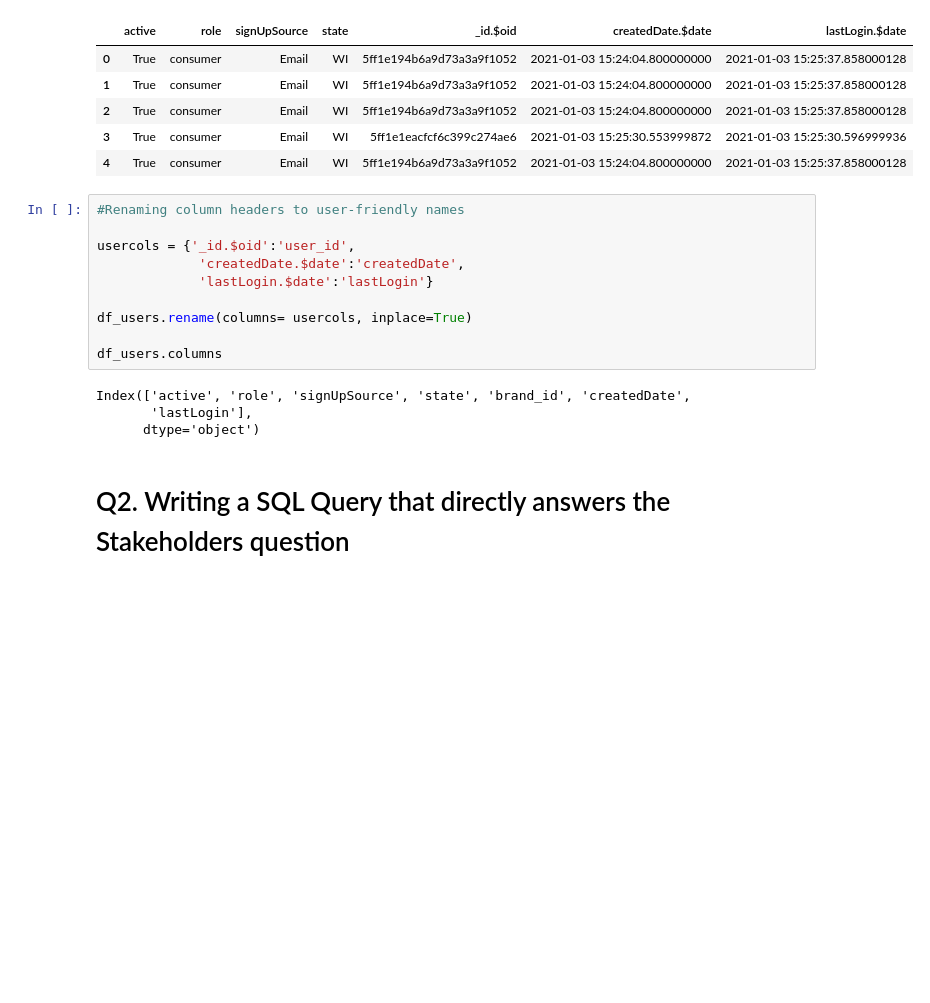
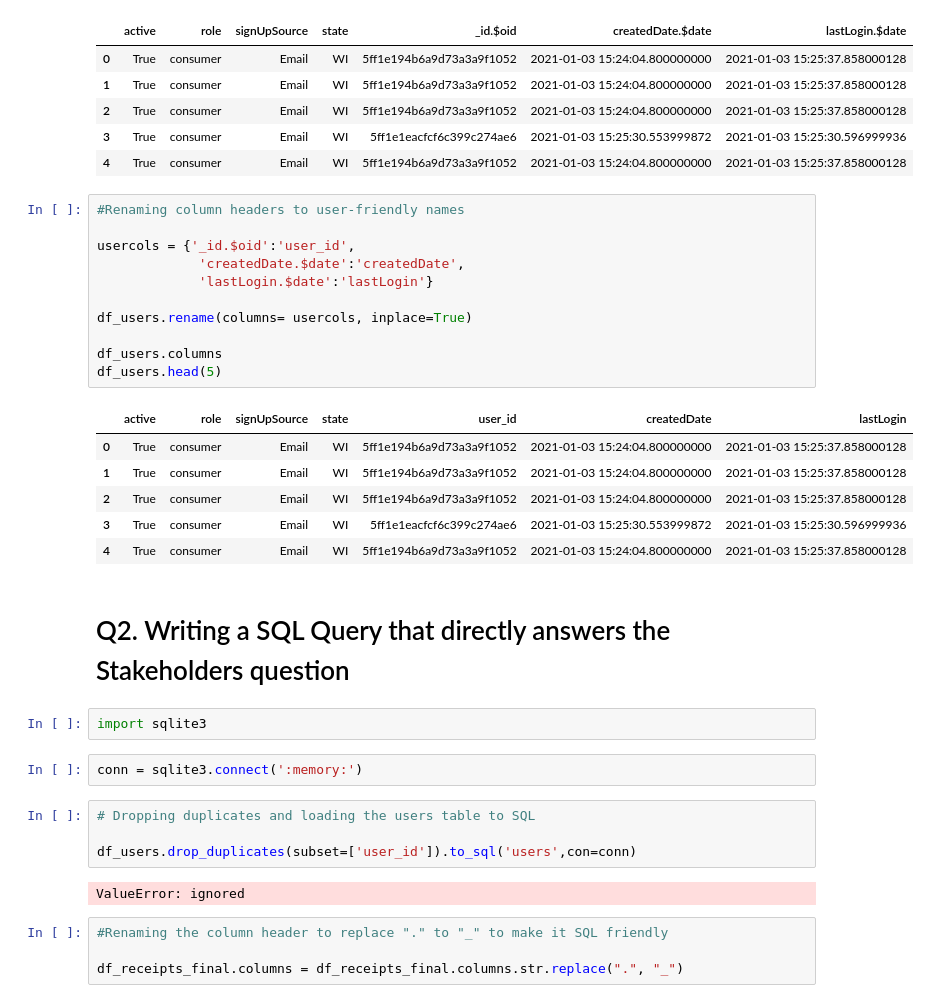
Before and after one commit to AkarshMSonni/fetch, a Jupyter notebook: Fetch_Data_Analysis.ipynb, the cells around one changed output. Drawn from its saved outputs; the diff is of its cells as text; blank space fills up the shorter version.

```diff
--- a/Fetch_Data_Analysis.ipynb
+++ b/Fetch_Data_Analysis.ipynb
@@ -195,16 +200,34 @@ df_users.head(5)
 # %%
 #Renaming column headers to user-friendly names
 
 usercols = {'_id.$oid':'user_id',
              'createdDate.$date':'createdDate',
              'lastLogin.$date':'lastLogin'}
 
 df_users.rename(columns= usercols, inplace=True)
 
 df_users.columns
+df_users.head(5)
 # %% [output]
-Index(['active', 'role', 'signUpSource', 'state', 'brand_id', 'createdDate',
-       'lastLogin'],
-      dtype='object')
+|  | active | role | signUpSource | state | user_id | createdDate | lastLogin |
+| 0 | True | consumer | Email | WI | 5ff1e194b6a9d73a3a9f1052 | 2021-01-03 15:24:04.800000000 | 2021-01-03 15:25:37.858000128 |
+| 1 | True | consumer | Email | WI | 5ff1e194b6a9d73a3a9f1052 | 2021-01-03 15:24:04.800000000 | 2021-01-03 15:25:37.858000128 |
+| 2 | True | consumer | Email | WI | 5ff1e194b6a9d73a3a9f1052 | 2021-01-03 15:24:04.800000000 | 2021-01-03 15:25:37.858000128 |
+| 3 | True | consumer | Email | WI | 5ff1e1eacfcf6c399c274ae6 | 2021-01-03 15:25:30.553999872 | 2021-01-03 15:25:30.596999936 |
+| 4 | True | consumer | Email | WI | 5ff1e194b6a9d73a3a9f1052 | 2021-01-03 15:24:04.800000000 | 2021-01-03 15:25:37.858000128 |
 # %% [markdown]
 # Q2. Writing a SQL Query that directly answers the Stakeholders question
+# %%
+import sqlite3
+# %%
+conn = sqlite3.connect(':memory:')
+# %%
+# Dropping duplicates and loading the users table to SQL
+
+df_users.drop_duplicates(subset=['user_id']).to_sql('users',con=conn)
+# %% [output]
+ValueError: ignored
+# %%
+#Renaming the column header to replace "." to "_" to make it SQL friendly
+
+df_receipts_final.columns = df_receipts_final.columns.str.replace(".", "_")
```
Also changed, not shown: parts of 10 cells of this notebook.
